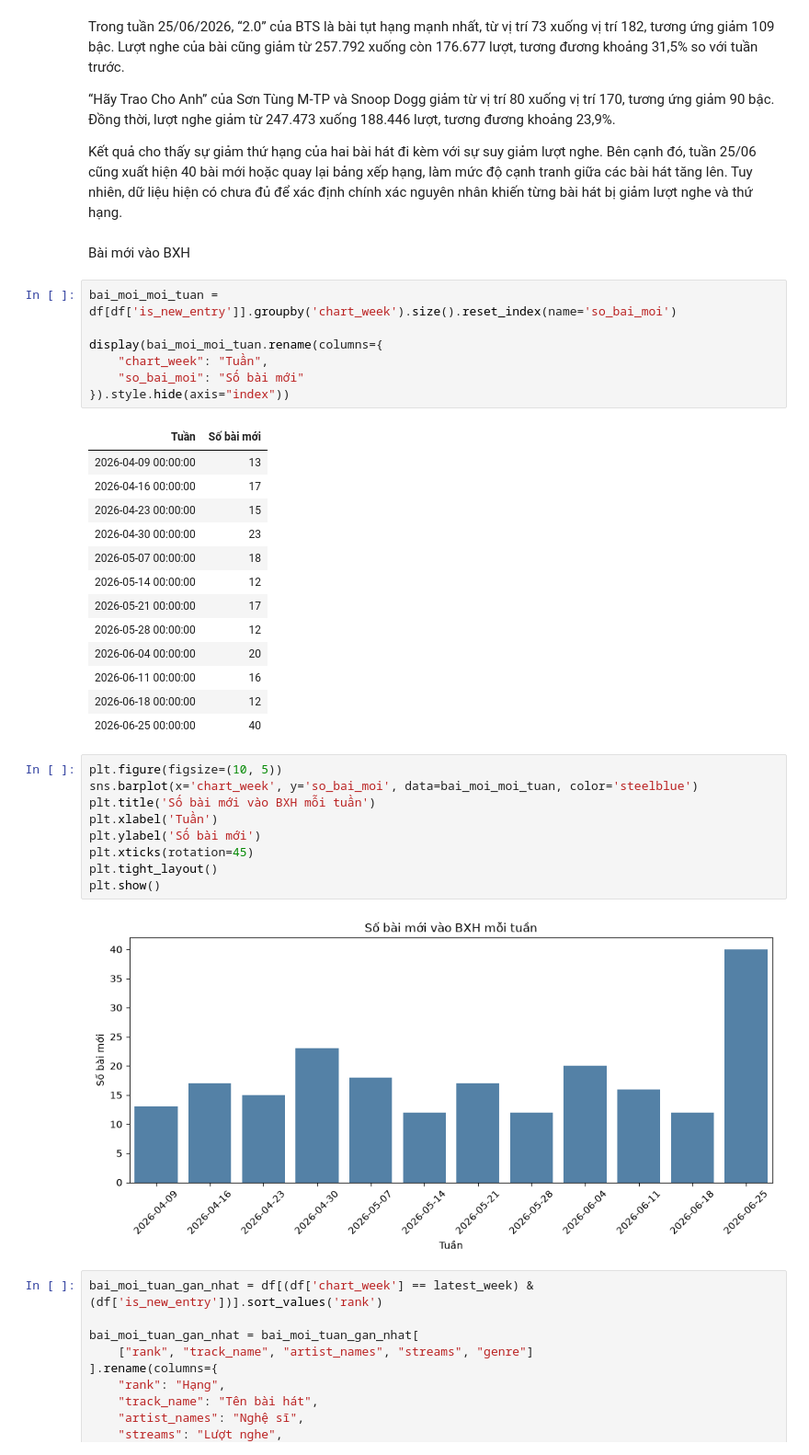
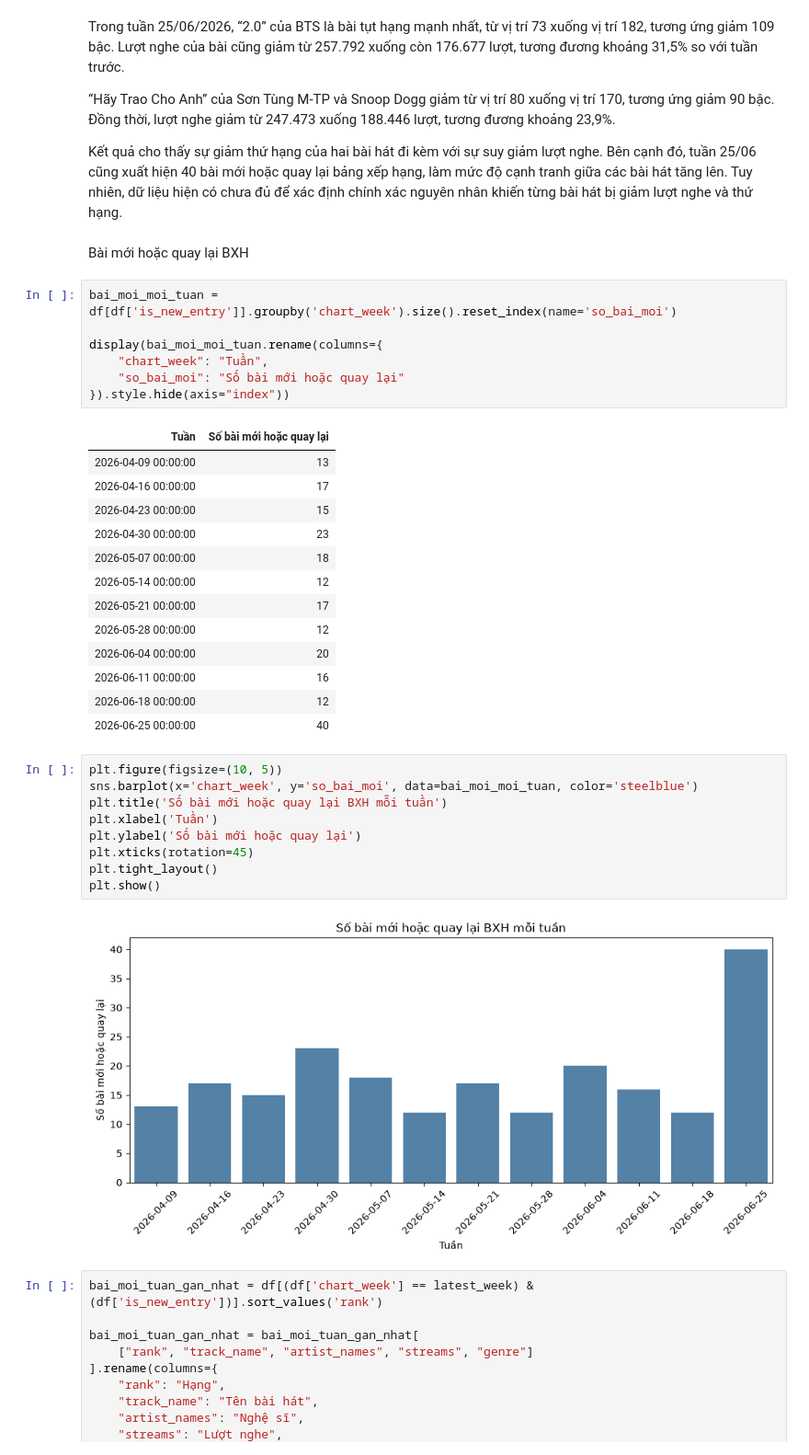
Before and after one commit to kimphungduongle9-debug/spotify-vn-trend-analysis, a Jupyter notebook: notebooks/Spotify_Top200_VN_Trend_Analysis.ipynb, the cells around one changed output. Shown at 92% size. Drawn from its saved outputs; the diff is of its cells as text.

```diff
--- a/notebooks/Spotify_Top200_VN_Trend_Analysis.ipynb
+++ b/notebooks/Spotify_Top200_VN_Trend_Analysis.ipynb
@@ -994,16 +1188,16 @@ Trong tuần 25/06/2026, “2.0” của BTS là bài tụt hạng mạnh nhất
 
 Kết quả cho thấy sự giảm thứ hạng của hai bài hát đi kèm với sự suy giảm lượt nghe. Bên cạnh đó, tuần 25/06 cũng xuất hiện 40 bài mới hoặc quay lại bảng xếp hạng, làm mức độ cạnh tranh giữa các bài hát tăng lên. Tuy nhiên, dữ liệu hiện có chưa đủ để xác định chính xác nguyên nhân khiến từng bài hát bị giảm lượt nghe và thứ hạng.
 # %% [markdown]
-Bài mới vào BXH
+Bài mới hoặc quay lại BXH
 # %%
 bai_moi_moi_tuan = df[df['is_new_entry']].groupby('chart_week').size().reset_index(name='so_bai_moi')
 
 display(bai_moi_moi_tuan.rename(columns={
     "chart_week": "Tuần",
-    "so_bai_moi": "Số bài mới"
+    "so_bai_moi": "Số bài mới hoặc quay lại"
 }).style.hide(axis="index"))
 # %% [output]
-| Tuần | Số bài mới |
+| Tuần | Số bài mới hoặc quay lại |
 | 2026-04-09 00:00:00 | 13 |
 | 2026-04-16 00:00:00 | 17 |
 | 2026-04-23 00:00:00 | 15 |
@@ -1019,14 +1213,14 @@ display(bai_moi_moi_tuan.rename(columns={
 # %%
 plt.figure(figsize=(10, 5))
 sns.barplot(x='chart_week', y='so_bai_moi', data=bai_moi_moi_tuan, color='steelblue')
-plt.title('Số bài mới vào BXH mỗi tuần')
+plt.title('Số bài mới hoặc quay lại BXH mỗi tuần')
 plt.xlabel('Tuần')
-plt.ylabel('Số bài mới')
+plt.ylabel('Số bài mới hoặc quay lại')
 plt.xticks(rotation=45)
 plt.tight_layout()
 plt.show()
 # %% [output]
-[figure, old version]
+[figure, new version]
 # %%
 bai_moi_tuan_gan_nhat = df[(df['chart_week'] == latest_week) & (df['is_new_entry'])].sort_values('rank')
 
```
Also changed, not shown: parts of 19 cells of this notebook, 3 other files.
